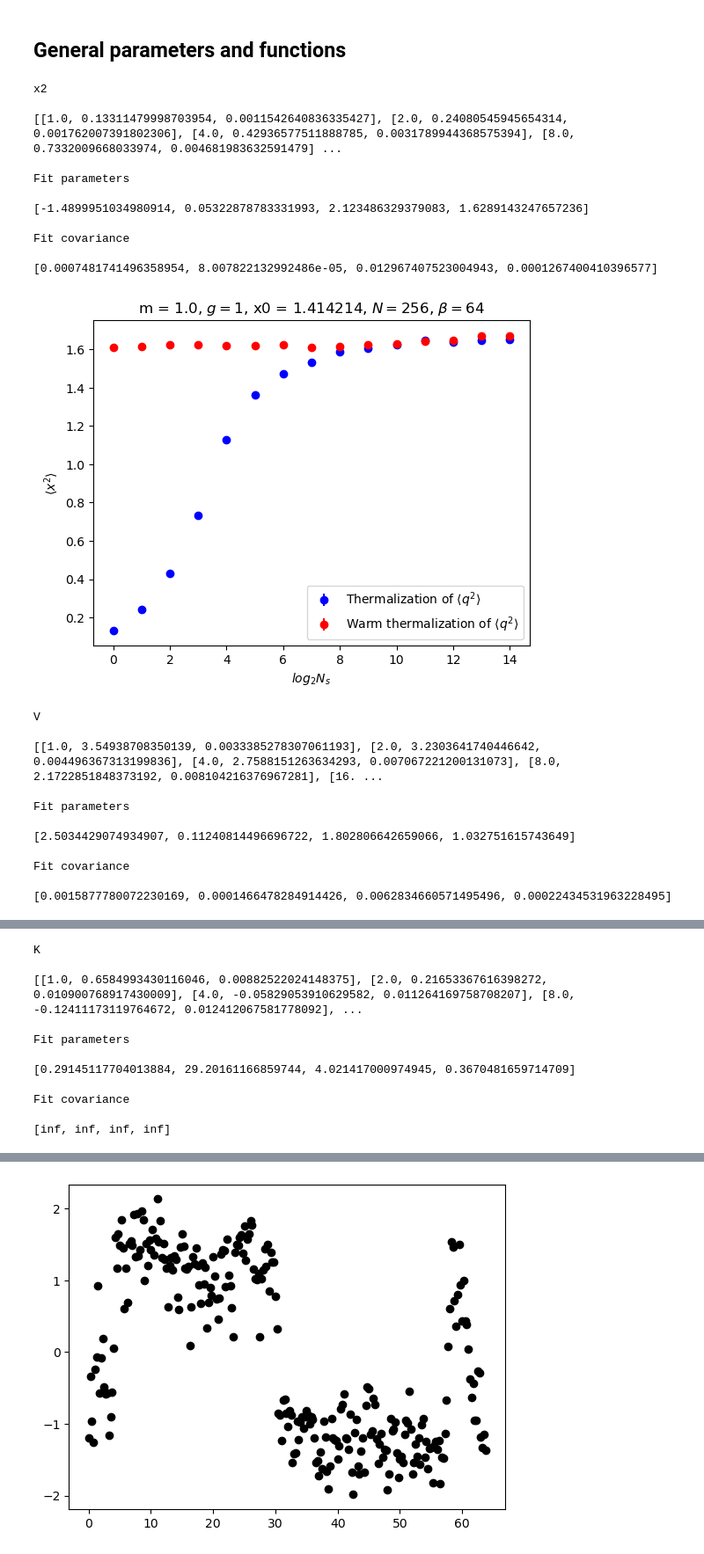
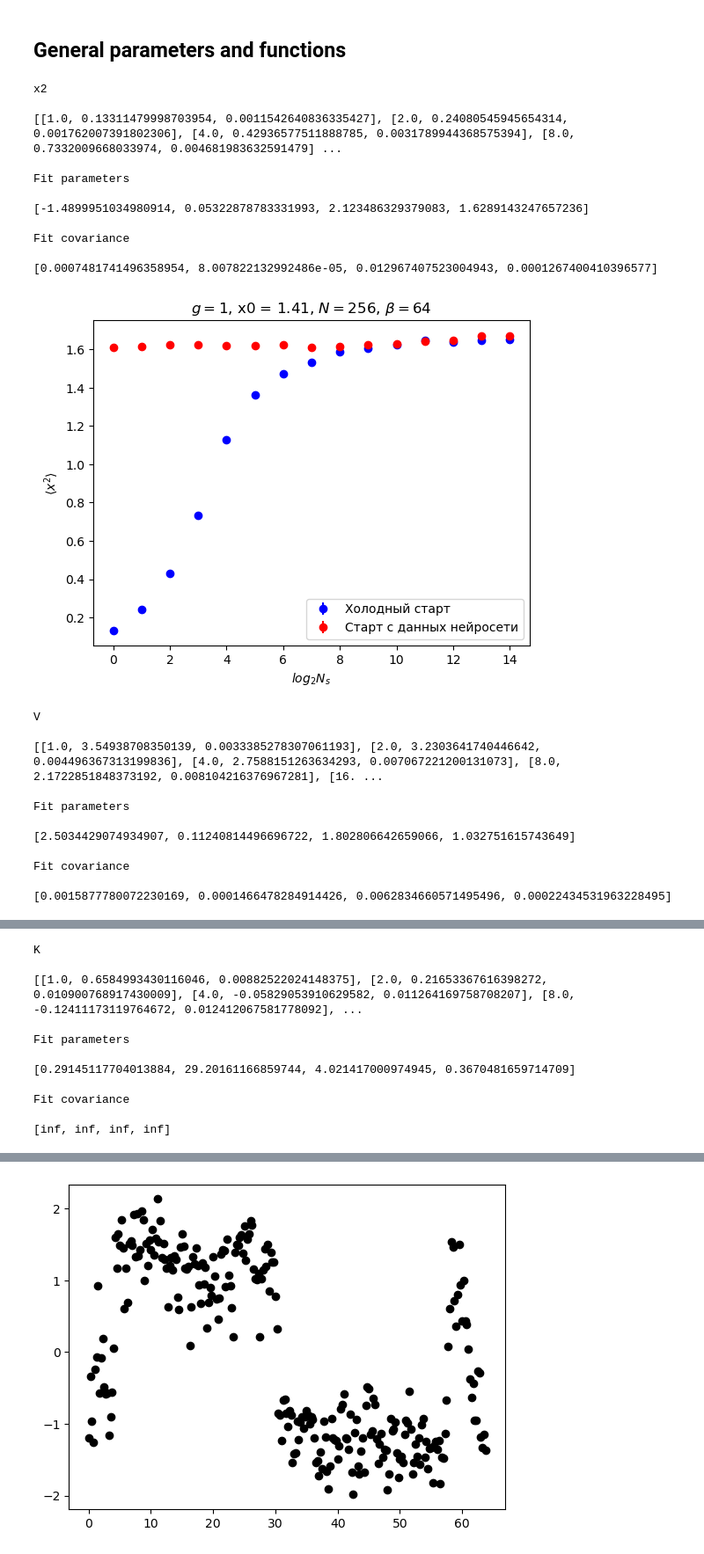
Before and after one commit to Vsevolod2001/PIMC, a Jupyter notebook: NonRelGraphics/DoubleWell/Thermalization and fit N=256.ipynb, the cells around one changed output, grey strips where cells are left out. Shown: that part at 88% size. Drawn from its saved outputs; the diff is of its cells as text; code cells hidden in the pictures.

Commit message:
Fix double well graphics

```diff
--- a/NonRelGraphics/DoubleWell/Thermalization and fit N=256.ipynb
+++ b/NonRelGraphics/DoubleWell/Thermalization and fit N=256.ipynb
@@ -144,11 +144,11 @@ print("\nFit parameters\n")
 print(popt_x2.tolist())
 print("\nFit covariance\n")
 print(np.diag(pcov_x2).tolist())
-plt.errorbar(x = np.log2(x2_Ns[:, 0]), y = x2_Ns[:, 1], yerr = x2_Ns[:, 2], fmt = "bo", label = r"Thermalization of $\langle q^2 \rangle$")
+plt.errorbar(x = np.log2(x2_Ns[:, 0]), y = x2_Ns[:, 1], yerr = x2_Ns[:, 2], fmt = "bo", label = "Холодный старт")
 # plt.plot(np.log2(x2_Ns[:, 0]), f(np.log2(x2_Ns[:, 0]), *popt_x2), 'k--',
 #          label=r'Fit: A=%5.3f, B=%5.6f, C=%5.3f, D=%5.3f' % tuple(popt_x2))
-plt.errorbar(x = np.log2(x2_Ns_Warm[:, 0]), y = x2_Ns_Warm[:, 1], yerr = x2_Ns_Warm[:, 2], fmt = "ro", label = r"Warm thermalization of $\langle q^2 \rangle$")
-plt.title(r"m = " + str(m) + r", $g = $" + str(g) + r", x0 = " + str(x0) + r", $N = $" + str(N) + r", $\beta = $" + str(beta))
+plt.errorbar(x = np.log2(x2_Ns_Warm[:, 0]), y = x2_Ns_Warm[:, 1], yerr = x2_Ns_Warm[:, 2], fmt = "ro", label = "Старт с данных нейросети")
+plt.title(r"$g = $" + str(g) + r", x0 = " + str(1.41) + r", $N = $" + str(N) + r", $\beta = $" + str(beta))
 plt.xlabel(r"$log_2 N_s$")
 plt.ylabel(r"$\langle x^2 \rangle$")
 plt.legend()
@@ -160,44 +160,44 @@ print("\nFit parameters\n")
 print(popt_v.tolist())
 print("\nFit covariance\n")
 print(np.diag(pcov_v).tolist())
-plt.errorbar(x = np.log2(v_Ns[:, 0]), y = v_Ns[:, 1], yerr = v_Ns[:, 2], fmt = "bo", label = r"Thermalization of $\langle V(q) \rangle$")
+plt.errorbar(x = np.log2(v_Ns[:, 0]), y = v_Ns[:, 1], yerr = v_Ns[:, 2], fmt = "bo", label = "Холодный старт")
 # plt.plot(np.log2(v_Ns[:, 0]), f(np.log2(v_Ns[:, 0]), *popt_v), 'k--',
 #          label=r'Fit: A=%5.3f, B=%5.6f, C=%5.3f, D=%5.3f' % tuple(popt_v))
-plt.errorbar(x = np.log2(v_Ns_Warm[:, 0]), y = v_Ns_Warm[:, 1], yerr = v_Ns_Warm[:, 2], fmt = "ro", label = r"Warm thermalization of $\langle V(q) \rangle$")
-plt.title(r"m = " + str(m) + r", $g = $" + str(g) + r", x0 = " + str(x0) + r", $N = $" + str(N) + r", $\beta = $" + str(beta))
+plt.errorbar(x = np.log2(v_Ns_Warm[:, 0]), y = v_Ns_Warm[:, 1], yerr = v_Ns_Warm[:, 2], fmt = "ro", label = "Старт с данных нейросети")
+plt.title(r"$g = $" + str(g) + r", x0 = " + str(1.41) + r", $N = $" + str(N) + r", $\beta = $" + str(beta))
 plt.xlabel(r"$log_2 N_s$")
 plt.ylabel(r"$\langle V(x) \rangle$")
 plt.legend()
 plt.show()
 
 print("\nK\n")
 print(k_Ns.tolist())
 print("\nFit parameters\n")
 print(popt_k.tolist())
 print("\nFit covariance\n")
 print(np.diag(pcov_k).tolist())
-plt.errorbar(x = np.log2(k_Ns[:, 0]), y = k_Ns[:, 1], yerr = k_Ns[:, 2], fmt = "bo", label = r"Thermalization of $\langle K(p) \rangle$")
+plt.errorbar(x = np.log2(k_Ns[:, 0]), y = k_Ns[:, 1], yerr = k_Ns[:, 2], fmt = "bo", label = "Холодный старт")
 # plt.plot(np.log2(k_Ns[:, 0]), f(np.log2(k_Ns[:, 0]), *popt_k), 'k--',
 #          label=r'Fit: A=%5.3f, B=%5.6f, C=%5.3f, D=%5.3f' % tuple(popt_k))
-plt.errorbar(x = np.log2(k_Ns_Warm[:, 0]), y = k_Ns_Warm[:, 1], yerr = k_Ns_Warm[:, 2], fmt = "ro", label = r"Warm thermalization of $\langle K(p) \rangle$")
-plt.title(r"m = " + str(m) + r", $g = $" + str(g) + r", x0 = " + str(x0) + r", $N = $" + str(N) + r", $\beta = $" + str(beta))
+plt.errorbar(x = np.log2(k_Ns_Warm[:, 0]), y = k_Ns_Warm[:, 1], yerr = k_Ns_Warm[:, 2], fmt = "ro", label = "Старт с данных нейросети")
+plt.title(r"$g = $" + str(g) + r", x0 = " + str(1.41) + r", $N = $" + str(N) + r", $\beta = $" + str(beta))
 plt.xlabel(r"$log_2 N_s$")
 plt.ylabel(r"$\langle K(p) \rangle$")
 plt.legend()
 plt.show()
 # %% [output]
 x2
 
 [[1.0, 0.13311479998703954, 0.0011542640836335427], [2.0, 0.24080545945654314, 0.001762007391802306], [4.0, 0.42936577511888785, 0.0031789944368575394], [8.0, 0.7332009668033974, 0.004681983632591479] ...
 
 Fit parameters
 
 [-1.4899951034980914, 0.05322878783331993, 2.123486329379083, 1.6289143247657236]
 
 Fit covariance
 
 [0.0007481741496358954, 8.007822132992486e-05, 0.012967407523004943, 0.0001267400410396577]
-[figure, old version]
+[figure, new version]
 V
 
 [[1.0, 3.54938708350139, 0.0033385278307061193], [2.0, 3.2303641740446642, 0.004496367313199836], [4.0, 2.7588151263634293, 0.007067221200131073], [8.0, 2.1722851848373192, 0.008104216376967281], [16. ...
```
Also changed, not shown: parts of 2 cells of this notebook, 2 other files.
